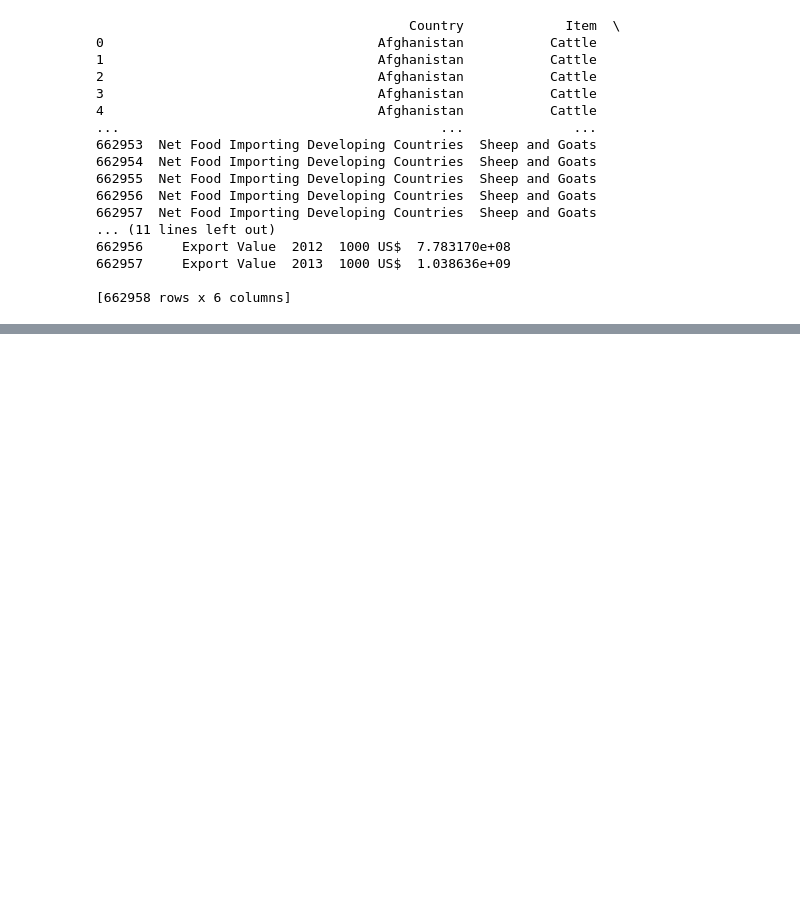
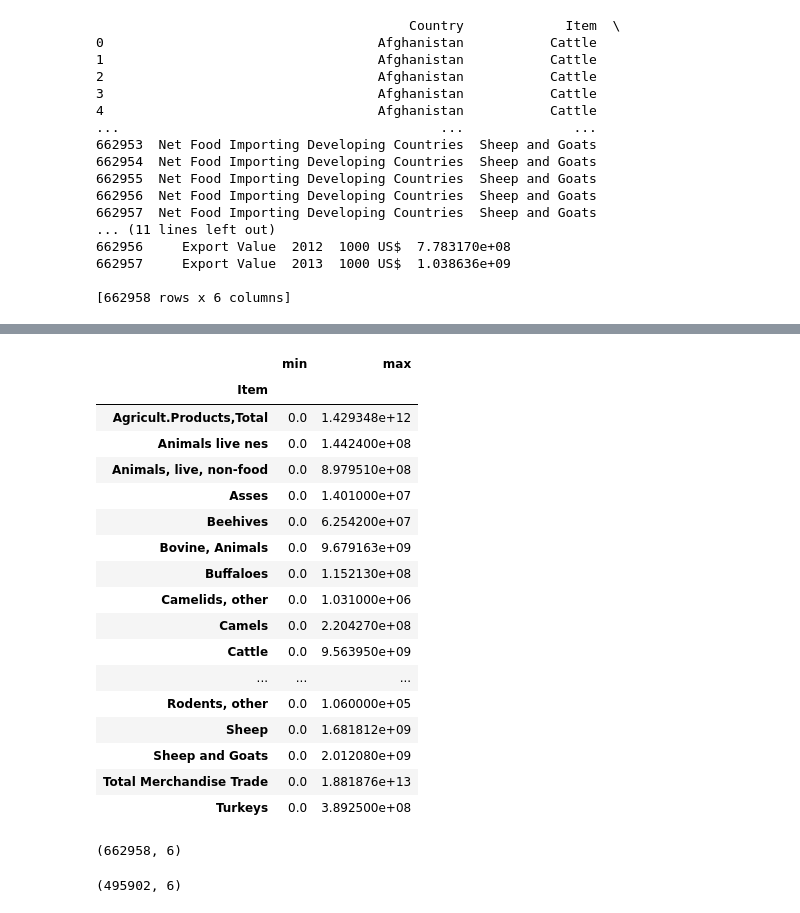
Before and after one commit to ZemelakGoraga/food-and-agri, a Jupyter notebook: avian_livestock_fishery.ipynb, the cells around one changed output, grey strips where cells are left out. Drawn from its saved outputs; the diff is of its cells as text; code cells hidden in the pictures; blank space fills up the shorter version.

```diff
--- a/avian_livestock_fishery.ipynb
+++ b/avian_livestock_fishery.ipynb
@@ -398,0 +488,27 @@ df1.head()
+# %%
+# prompt: using the df2 dataset, calculate the min and max of the 'Value' column for unique values in the 'Item' column
+
+df2.groupby(['Item'])['Value'].agg(['min', 'max'])
+# %% [output]
+|  | min | max |
+| Item |  |  |
+| Agricult.Products,Total | 0.0 | 1.429348e+12 |
+| Animals live nes | 0.0 | 1.442400e+08 |
+| Animals, live, non-food | 0.0 | 8.979510e+08 |
+| Asses | 0.0 | 1.401000e+07 |
+| Beehives | 0.0 | 6.254200e+07 |
+| Bovine, Animals | 0.0 | 9.679163e+09 |
+| Buffaloes | 0.0 | 1.152130e+08 |
+| Camelids, other | 0.0 | 1.031000e+06 |
+| Camels | 0.0 | 2.204270e+08 |
+| Cattle | 0.0 | 9.563950e+09 |
+| ... | ... | ... |
+| Rodents, other | 0.0 | 1.060000e+05 |
+| Sheep | 0.0 | 1.681812e+09 |
+| Sheep and Goats | 0.0 | 2.012080e+09 |
+| Total Merchandise Trade | 0.0 | 1.881876e+13 |
+| Turkeys | 0.0 | 3.892500e+08 |
+# %%
+df2.shape
+# %% [output]
+(662958, 6)
@@ -398,0 +519,4 @@ df1.head()
+# %%
+df2.shape
+# %% [output]
+(495902, 6)
```
Also changed, not shown: parts of 20 cells of this notebook.
